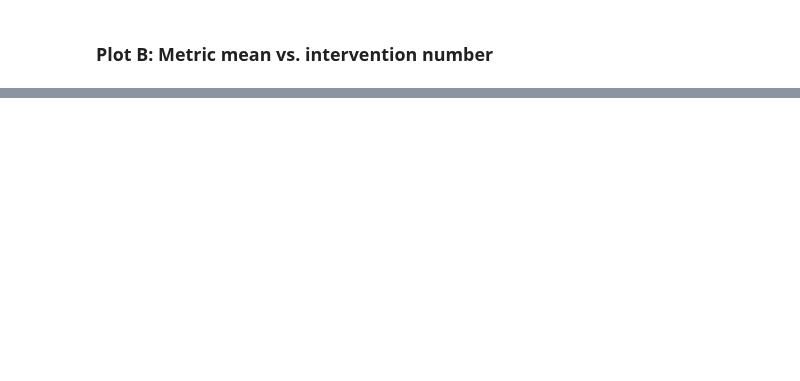
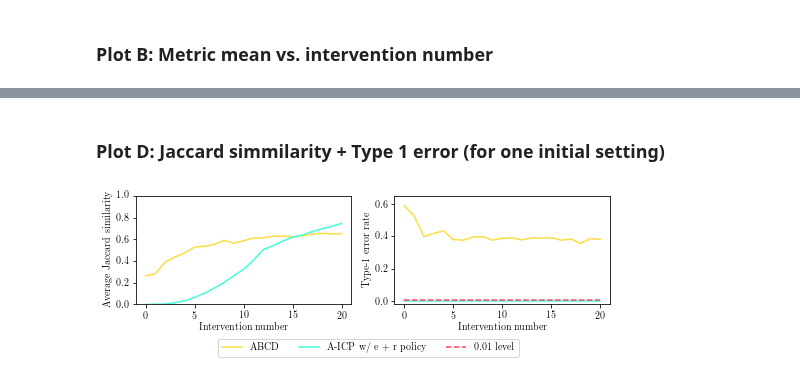
Before and after one commit to juangamella/aicp, a Jupyter notebook: plots_abcd.ipynb, the cells around one changed output, grey strips where cells are left out. Drawn from its saved outputs; the diff is of its cells as text; code cells hidden in the pictures; blank space fills up the shorter version.

```diff
--- a/plots_abcd.ipynb
+++ b/plots_abcd.ipynb
@@ -317 +422,44 @@ plt.savefig("figures/abcd_vs_aicp.pdf", bbox_inches='tight')
+# %% [markdown]
+### Plot D: Jaccard simmilarity + Type 1 error (for one initial setting)
+# %%
+gs = gridspec.GridSpec(1, 2, wspace=0.20, hspace=0.15)
+plt.figure(figsize=(8.5,2))
+plot_iter = 21
+level = 0.01
+# =========================
+# == JACCARD SIMMILARITY ==
+
+ylim = [0,1]
+
+mean_abcd = Trajectories_abcd_100.mean(axis=0)[0:plot_iter]
+mean_aicp = Trajectories_aicp_100["e + r"].mean(axis=0)[0:plot_iter]
+
+# Plot for 1000 initial samples
+plt.subplot(gs[0])
+ax = plt.gca()
+ax.plot(mean_abcd, c=colors[1], label="ABCD", linewidth=1.5)
+ax.plot(mean_aicp, c=colors[3], label="AICP w/ e + r policy", linewidth=1.5)
+plt.ylabel("Average Jaccard similarity")
+plt.xlabel("Intervention number")
+plt.ylim(ylim)
+
+# =======================
+# == TYPE 1 ERROR RATE ==
+
+ylim = [-0.02,0.65]
+
+# Plot for 1000 initial samples
+plt.subplot(gs[1])
+ax = plt.gca()
+ax.plot(np.mean(Type1Errors_abcd_1000, axis=0)[0:plot_iter], c=colors[1], label="ABCD", linewidth=1.5)
+ax.plot(np.mean(Type1Error_aicp_1000["e + r"], axis=0)[0:plot_iter], c=colors[3], label="A-ICP w/ e + r policy", linewidth=1.5)
+ax.plot([0, plot_iter-1], [0.01, 0.01], color = colors[0], linestyle="--", label="0.01 level")
+plt.xlabel("Intervention number")
+plt.ylabel("Type-1 error rate")
+plt.ylim(ylim)
+ax.legend(prop=fontP, ncol=5, bbox_to_anchor=(0.6, -.27))
+
+plt.savefig("figures/abcd_vs_aicp.pdf", bbox_inches='tight')
+# %% [output]
+[figure, added]
 # %% [markdown]
```
Also changed, not shown: parts of 15 cells of this notebook, 4 other files.
